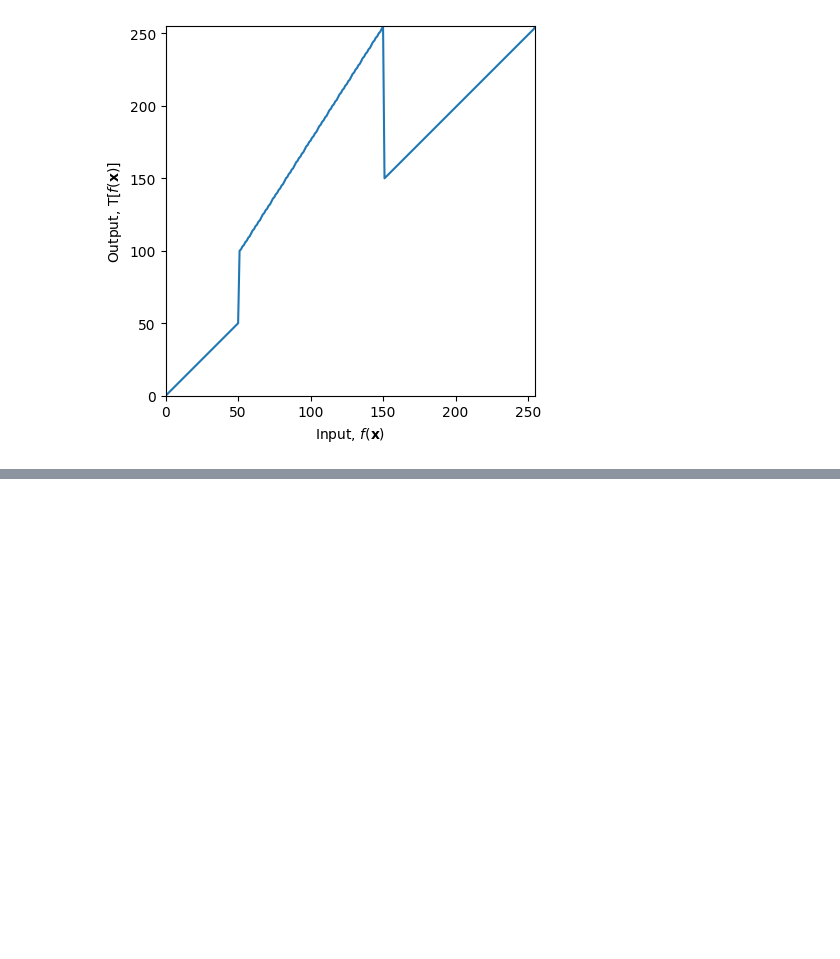
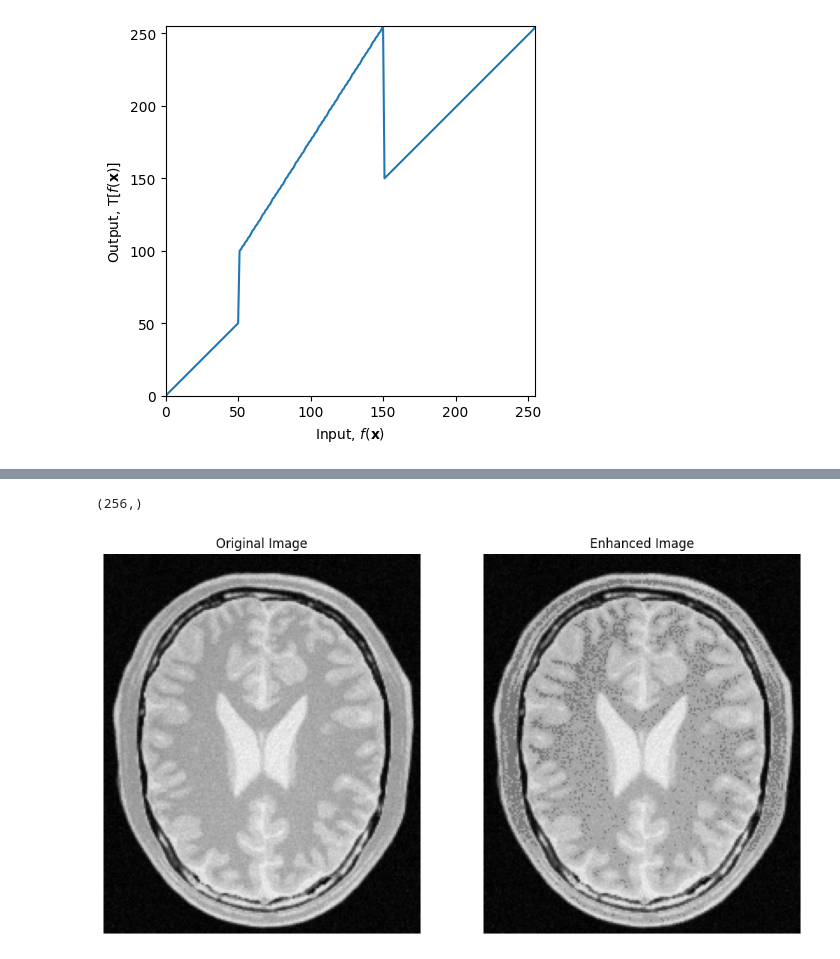
Before and after one commit to RepZ97/IT5437-computer-vision-assignment, a Jupyter notebook: IT5437_ComputerVision_assignment.ipynb, the cells around one changed output, grey strips where cells are left out. Drawn from its saved outputs; the diff is of its cells as text; code cells hidden in the pictures; blank space fills up the shorter version.

```diff
--- a/IT5437_ComputerVision_assignment.ipynb
+++ b/IT5437_ComputerVision_assignment.ipynb
@@ -40,0 +95,23 @@ plt.show()
+# %%
+t3 = np.linspace(0, 110, 111).astype('uint8')
+t4 = np.linspace(110, 125, 50).astype('uint8')
+t5 = np.linspace(160, 255, 95).astype('uint8')
+gm_transform = np.concatenate((t3, t4, t5), axis=0)
+
+gm_img = cv.LUT(image_brain, gm_transform)
+# %%
+gm_transform.shape
+# %% [output]
+(256,)
+# %%
+# Display
+fig, ax = plt.subplots(1, 2, figsize=(12, 8))
+ax[0].imshow(image_brain, cmap='gray', vmin=0, vmax=255)
+ax[0].set_title('Original Image')
+ax[0].axis('off')
+ax[1].imshow(gm_img, cmap='gray', vmin=0, vmax=255)
+ax[1].set_title('Enhanced Image')
+ax[1].axis('off')
+plt.show()
+# %% [output]
+[figure, added]
```
Also changed, not shown: parts of 11 cells of this notebook.
